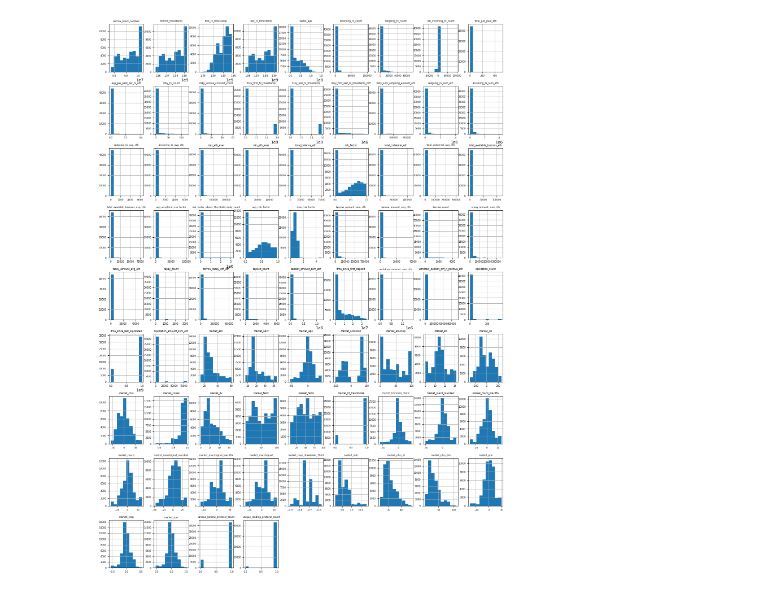
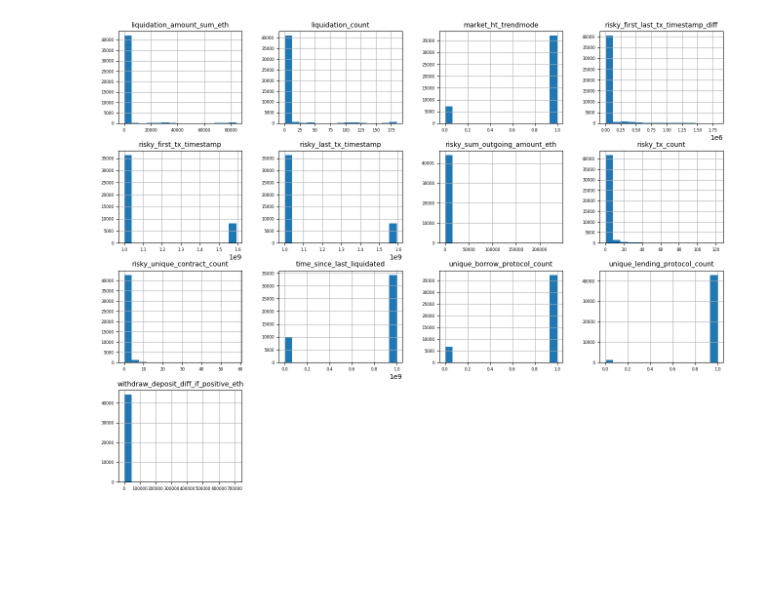
Before and after one commit to carinunez/Labs_MDS, a Jupyter notebook: proyecto_lab/project.ipynb, the cells around one changed output. Saved outputs shown, nothing was run; the diff lists cells and outputs as text; code cells hidden in the pictures; blank space fills up the shorter version.

Commit message:
EDA parte dos: timestamps, variables binarias

```diff
--- a/proyecto_lab/project.ipynb
+++ b/proyecto_lab/project.ipynb
@@ -5,9 +5,13 @@ import seaborn as sns
 import matplotlib.pyplot as plt
 import plotly.graph_objects as go
 from plotly.subplots import make_subplots
+maxcols = pd.get_option("display.max_columns")
+from collections import defaultdict
 # %%
 # para entrenar
 X_t0 = pd.read_parquet('X_t0.parquet')
 y_t0 = pd.read_parquet('y_t0.parquet')
 # para predecir(?)
 X_t1 = pd.read_parquet('X_t1.parquet')
+X_t0 = X_t0[sorted(X_t0.columns)]
+X_t1 = X_t1[sorted(X_t1.columns)]
@@ -36,0 +87,22 @@ object_var = X_t0.select_dtypes(include=['object']).columns
+# %%
+# Busca las variables binarias a partir del número de valores distintos que tenga
+weird = defaultdict(list)
+threshold = 0.7
+for col in X_t0[numeric_var]:
+    diff_values = len(X_t0[col].value_counts())
+    min_prop = (X_t0[col] == X_t0[col].min()).sum() / len(X_t0[col])
+    max_prop = (X_t0[col] == X_t0[col].max()).sum() / len(X_t0[col])
+    is_binary = diff_values == 2
+    is_weird = False
+    if min_prop > threshold and not is_binary :
+        weird['min_prop'].append(col)
+        is_weird = True
+    if max_prop > threshold and not is_binary :
+        weird['max_prop'].append(col)
+        is_weird = True
+    if is_binary:
+        weird['binary'].append(col)
+        is_weird = True
+    if not is_weird:
+        weird['not'].append(col)
+    print(f"{col}:\n # valores distintos: {diff_values}\n Proporción de valor mínimo: {min_prop}\n Proporción de valor máximo: {max_prop};\n\n")
@@ -37,10 +165,10 @@ object_var = X_t0.select_dtypes(include=['object']).columns
 # %%
-# Histogramas para revisar el comportamiento de las variables
-axes = X_t0.hist(figsize=(18,25))
-
+pd.set_option("display.max_columns", maxcols)
+# Histogramas para revisar el comportamiento de las variable
+axes = X_t0[X_t0.drop(columns=weird['not']).columns].hist(figsize=(16,12), bins=15)
 for ax in axes.flatten():
-    ax.set_title(ax.get_title(), fontsize=6)
+    ax.set_title(ax.get_title(), fontsize=10)
     ax.tick_params(axis='x', labelsize=6)
     ax.tick_params(axis='y', labelsize=6)
 # %% [output]
-[figure, old version]
+[figure, new version]
```
Also changed, not shown: parts of 15 cells of this notebook.
